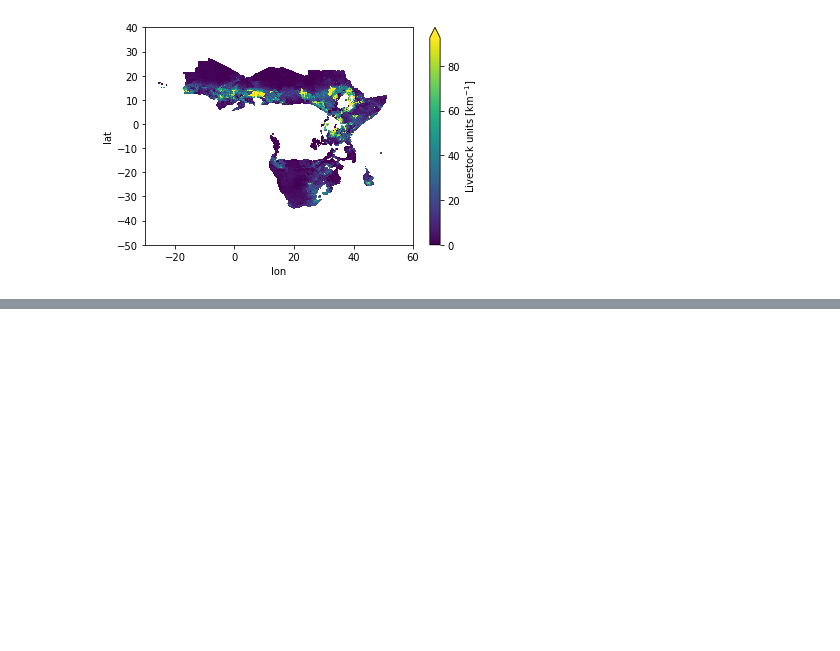
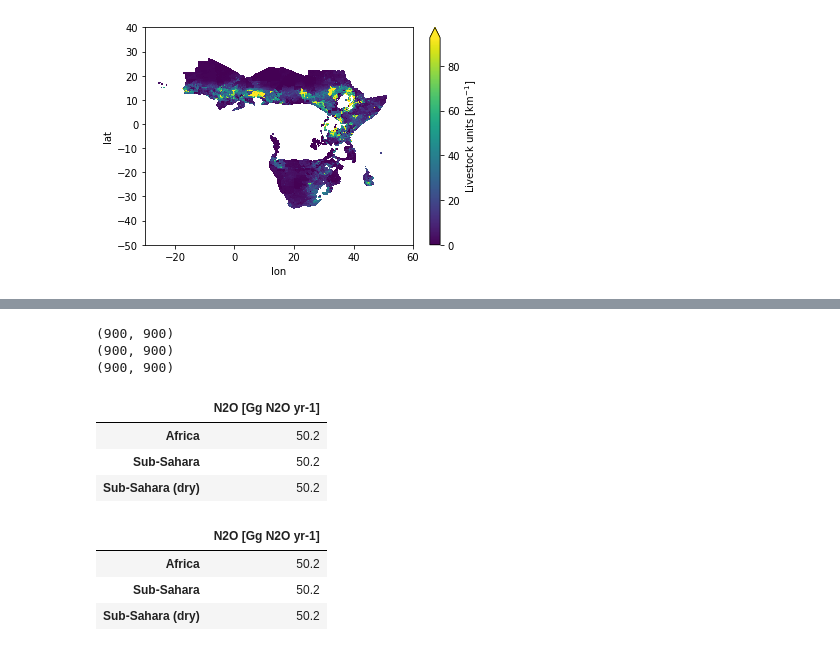
Before and after one commit to cwerner/edgar5-analysis-africa, a Jupyter notebook: analysis.ipynb, the cells around one changed output, grey strips where cells are left out. Drawn from its saved outputs; the diff is of its cells as text; code cells hidden in the pictures; blank space fills up the shorter version.

```diff
--- a/analysis.ipynb
+++ b/analysis.ipynb
@@ -348,0 +352,14 @@ goats_fr = (((livestock["goats"]*0.1)/0.7)*subsaharadry) / total_livestockunits
+# %%
+report_total((cattle_fr + sheep_fr + goats_fr)* TOTAL / area, masks, "Total N2O emission from agriculture")
+# %% [output]
+(900, 900)
+(900, 900)
+(900, 900)
+|  | N2O [Gg N2O yr-1] |
+| Africa | 50.2 |
+| Sub-Sahara | 50.2 |
+| Sub-Sahara (dry) | 50.2 |
+|  | N2O [Gg N2O yr-1] |
+| Africa | 50.2 |
+| Sub-Sahara | 50.2 |
+| Sub-Sahara (dry) | 50.2 |
```
Also changed, not shown: parts of 7 cells of this notebook, 1 other file.
